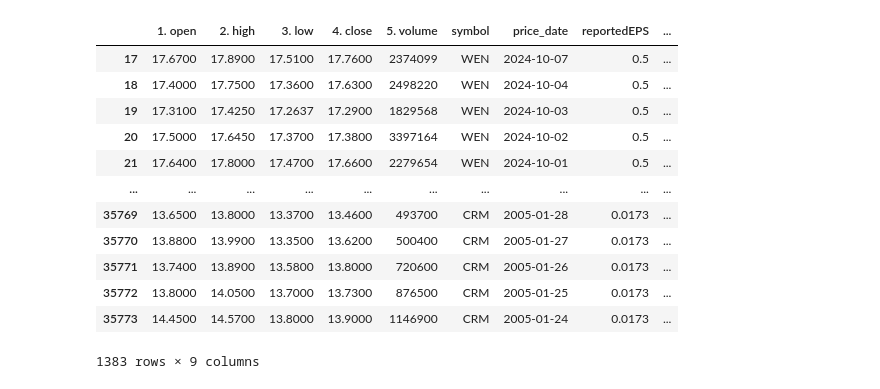
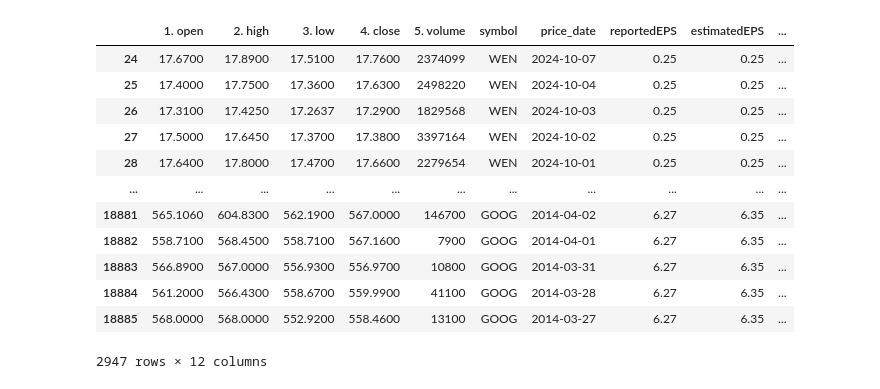
Before and after one commit to skolten27/my-blog, a Jupyter notebook: post_2.ipynb, the cells around one changed output. Drawn from its saved outputs; the diff is of its cells as text; code cells hidden in the pictures.

```diff
--- a/post_2.ipynb
+++ b/post_2.ipynb
@@ -19,7 +19,7 @@ for symbol in symbols:
     }
     results = requests.get(base_url, params=params)
     if results.status_code == 200:
-        earnings_data = results.json().get('annualEarnings', [])
+        earnings_data = results.json().get('quarterlyEarnings', [])
         for entry in earnings_data:
             entry['symbol'] = symbol
         all_earnings_data.extend(earnings_data)
@@ -133,44 +135,47 @@ earnings_df.to_csv('earnings_data.csv')
 price_df = price_df.drop(columns=['Unnamed: 0'], errors='ignore')
 earnings_df = earnings_df.drop(columns=['Unnamed: 0'], errors='ignore')
 price_df['date'] = pd.to_datetime(price_df['date'])
 earnings_df['fiscalDateEnding'] = pd.to_datetime(earnings_df['fiscalDateEnding'])
 
 def get_week_surrounding_prices(earnings_row, price_data):
     symbol = earnings_row['symbol']
     earnings_date = earnings_row['fiscalDateEnding']
     week_start = earnings_date - pd.Timedelta(days=7)
     week_end = earnings_date + pd.Timedelta(days=7)
 
     # Filter price data for the specific symbol and date range
     filtered_price = price_data[(price_data['symbol'] == symbol) &
                                 (price_data['date'] >= week_start) &
                                 (price_data['date'] <= week_end)].copy()
 
     # Add the EPS and earnings release date to each row in the filtered price data
     filtered_price['reportedEPS'] = earnings_row['reportedEPS']
+    filtered_price['estimatedEPS'] = earnings_row['estimatedEPS']
+    filtered_price['surprise'] = earnings_row['surprise']
+    filtered_price['surprisePercentage'] = earnings_row['surprisePercentage']
     filtered_price['earnings_release_date'] = earnings_date  # Add earnings release date
     return filtered_price
 
 # Step 4: Apply the function to each row in earnings_df and concatenate the results
 combined_data = pd.concat([get_week_surrounding_prices(row, price_df) for _, row in earnings_df.iterrows()])
 
 # Step 5: Rename columns for clarity
 combined_data.rename(columns={'date': 'price_date'}, inplace=True)
 
 # Step 6: Display the combined data
 combined_data
 # %% [output]
-|  | 1. open | 2. high | 3. low | 4. close | 5. volume | symbol | price_date | reportedEPS | ... |
-| 17 | 17.6700 | 17.8900 | 17.5100 | 17.7600 | 2374099 | WEN | 2024-10-07 | 0.5 | ... |
-| 18 | 17.4000 | 17.7500 | 17.3600 | 17.6300 | 2498220 | WEN | 2024-10-04 | 0.5 | ... |
-| 19 | 17.3100 | 17.4250 | 17.2637 | 17.2900 | 1829568 | WEN | 2024-10-03 | 0.5 | ... |
-| 20 | 17.5000 | 17.6450 | 17.3700 | 17.3800 | 3397164 | WEN | 2024-10-02 | 0.5 | ... |
-| 21 | 17.6400 | 17.8000 | 17.4700 | 17.6600 | 2279654 | WEN | 2024-10-01 | 0.5 | ... |
-| ... | ... | ... | ... | ... | ... | ... | ... | ... | ... |
-| 35769 | 13.6500 | 13.8000 | 13.3700 | 13.4600 | 493700 | CRM | 2005-01-28 | 0.0173 | ... |
-| 35770 | 13.8800 | 13.9900 | 13.3500 | 13.6200 | 500400 | CRM | 2005-01-27 | 0.0173 | ... |
-| 35771 | 13.7400 | 13.8900 | 13.5800 | 13.8000 | 720600 | CRM | 2005-01-26 | 0.0173 | ... |
-| 35772 | 13.8000 | 14.0500 | 13.7000 | 13.7300 | 876500 | CRM | 2005-01-25 | 0.0173 | ... |
-| 35773 | 14.4500 | 14.5700 | 13.8000 | 13.9000 | 1146900 | CRM | 2005-01-24 | 0.0173 | ... |
+|  | 1. open | 2. high | 3. low | 4. close | 5. volume | symbol | price_date | reportedEPS | estimatedEPS | ... |
+| 24 | 17.6700 | 17.8900 | 17.5100 | 17.7600 | 2374099 | WEN | 2024-10-07 | 0.25 | 0.25 | ... |
+| 25 | 17.4000 | 17.7500 | 17.3600 | 17.6300 | 2498220 | WEN | 2024-10-04 | 0.25 | 0.25 | ... |
+| 26 | 17.3100 | 17.4250 | 17.2637 | 17.2900 | 1829568 | WEN | 2024-10-03 | 0.25 | 0.25 | ... |
+| 27 | 17.5000 | 17.6450 | 17.3700 | 17.3800 | 3397164 | WEN | 2024-10-02 | 0.25 | 0.25 | ... |
+| 28 | 17.6400 | 17.8000 | 17.4700 | 17.6600 | 2279654 | WEN | 2024-10-01 | 0.25 | 0.25 | ... |
+| ... | ... | ... | ... | ... | ... | ... | ... | ... | ... | ... |
+| 18881 | 565.1060 | 604.8300 | 562.1900 | 567.0000 | 146700 | GOOG | 2014-04-02 | 6.27 | 6.35 | ... |
+| 18882 | 558.7100 | 568.4500 | 558.7100 | 567.1600 | 7900 | GOOG | 2014-04-01 | 6.27 | 6.35 | ... |
+| 18883 | 566.8900 | 567.0000 | 556.9300 | 556.9700 | 10800 | GOOG | 2014-03-31 | 6.27 | 6.35 | ... |
+| 18884 | 561.2000 | 566.4300 | 558.6700 | 559.9900 | 41100 | GOOG | 2014-03-28 | 6.27 | 6.35 | ... |
+| 18885 | 568.0000 | 568.0000 | 552.9200 | 558.4600 | 13100 | GOOG | 2014-03-27 | 6.27 | 6.35 | ... |
-1383 rows × 9 columns
+2947 rows × 12 columns
 # %%
```
Also changed, not shown: parts of 7 cells of this notebook, 3 other files.
